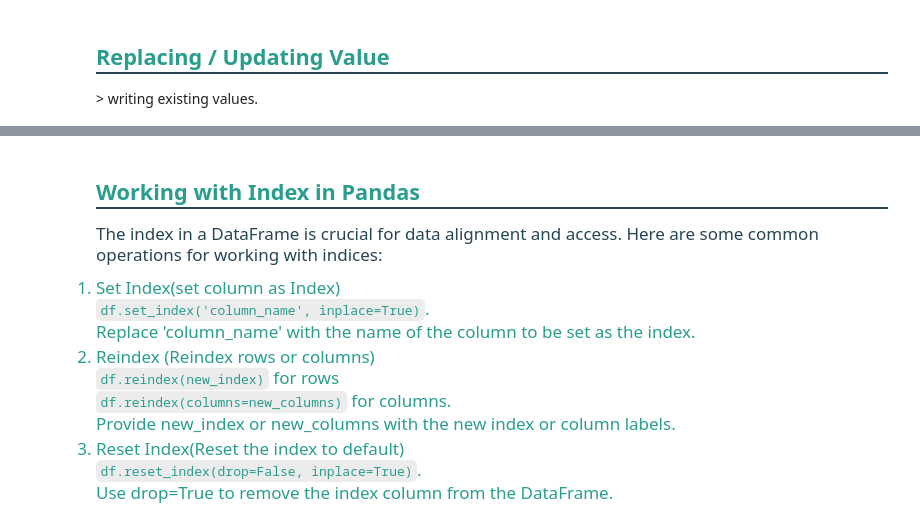
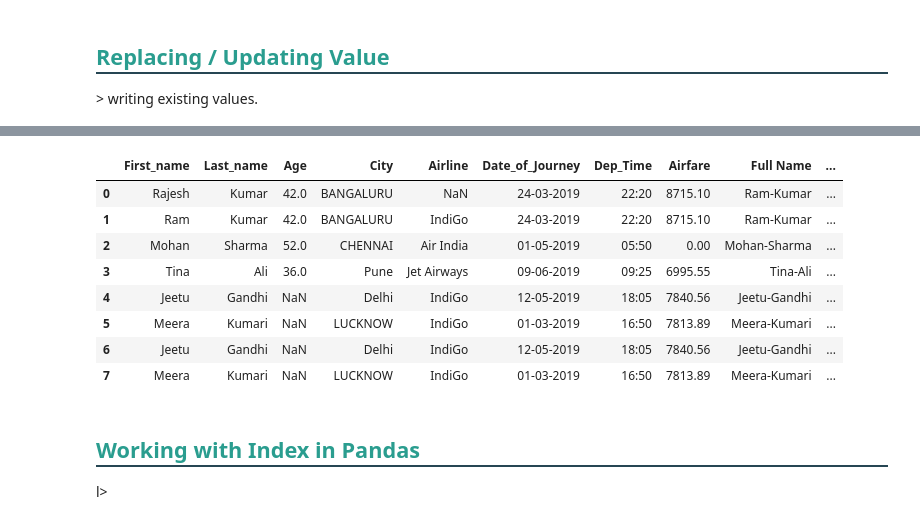
Before and after one commit to SHIVRAJSHINDE/Ethans, a Jupyter notebook: 17 18 20/02 Data Manipulation Pandas-Copy1/Pandas-Level-01.ipynb, the cells around one changed output, grey strips where cells are left out. Drawn from its saved outputs; the diff is of its cells as text; code cells hidden in the pictures.

```diff
--- a/17 18 20/02 Data Manipulation Pandas-Copy1/Pandas-Level-01.ipynb
+++ b/17 18 20/02 Data Manipulation Pandas-Copy1/Pandas-Level-01.ipynb
@@ -1242,32 +1424,26 @@ ode>
+# %%
+import pandas as pd
+file_path = "D:/Old Projects/MLProjects/ZDatasets/DummyData/Data_Train1.csv"
+df = pd.read_csv(file_path)
+
+def newAirfareRoundedValue(x):
+     return round(x+5)
+
+df['NewAifare'] = df['Airfare'].map(newAirfareRoundedValue)
+df
+# %% [output]
+|  | First_name | Last_name | Age | City | Airline | Date_of_Journey | Dep_Time | Airfare | Full Name | ... |
+| 0 | Rajesh | Kumar | 42.0 | BANGALURU | NaN | 24-03-2019 | 22:20 | 8715.10 | Ram-Kumar | ... |
+| 1 | Ram | Kumar | 42.0 | BANGALURU | IndiGo | 24-03-2019 | 22:20 | 8715.10 | Ram-Kumar | ... |
+| 2 | Mohan | Sharma | 52.0 | CHENNAI | Air India | 01-05-2019 | 05:50 | 0.00 | Mohan-Sharma | ... |
+| 3 | Tina | Ali | 36.0 | Pune | Jet Airways | 09-06-2019 | 09:25 | 6995.55 | Tina-Ali | ... |
+| 4 | Jeetu | Gandhi | NaN | Delhi | IndiGo | 12-05-2019 | 18:05 | 7840.56 | Jeetu-Gandhi | ... |
+| 5 | Meera | Kumari | NaN | LUCKNOW | IndiGo | 01-03-2019 | 16:50 | 7813.89 | Meera-Kumari | ... |
+| 6 | Jeetu | Gandhi | NaN | Delhi | IndiGo | 12-05-2019 | 18:05 | 7840.56 | Jeetu-Gandhi | ... |
+| 7 | Meera | Kumari | NaN | LUCKNOW | IndiGo | 01-03-2019 | 16:50 | 7813.89 | Meera-Kumari | ... |
 # %% [markdown]
-# <h2 style="color: #2a9d8f; font-family: 'Candara', sans-serif; font-weight: bold; text-align: left; padding-bottom: 10px; border-bottom: 2px solid #264653;">Working with Index in Pandas</h2>
-
-
-<p style="color:#264653; font-family:Candara, sans-serif; font-size:17px; margin:0; padding-top:10px;">
-The index in a DataFrame is crucial for data alignment and access. Here are some common operations for working with indices:
-</p>
-
-<ol style="font-family:Candara, sans-serif; font-size:17px; margin:0 0 0 20px; padding:0; list-style-type:none;">
-    <li style="color:#2a9d8f;">
-        Set Index(set column as Index)<br>
-        <code>df.set_index('column_name', inplace=True)</code>.<br>
-        Replace 'column_name' with the name of the column to be set as the index.
-    </li>
-    <li style="color:#2a9d8f;">
-        Reindex (Reindex rows or columns)<br>
-        <code>df.reindex(new_index)</code> for rows<br>
-        <code>df.reindex(columns=new_columns)</code> for columns.<br>
-        Provide new_index or new_columns with the new index or column labels.
-    </li>
-    <li style="color:#2a9d8f;">
-        Reset Index(Reset the index to default)<br>
-        <code>df.reset_index(drop=False, inplace=True)</code>.<br>
-        Use drop=True to remove the index column from the DataFrame.
-    </li>
-</ol>
-     </p>
-    </li>
-</ol>
+# <h2 style="color: #2a9d8f; font-family: 'Candara', sans-serif; font-weight: bold; text-align: left;margin:-60px 0 0 0; padding-bottom: 10px; border-bottom: 2px solid #264653;">Working with Index in Pandas</h2>
+l>
   </p>
     </li>
 </ol>
```
Also changed, not shown: parts of 117 cells of this notebook, 10 other files.
